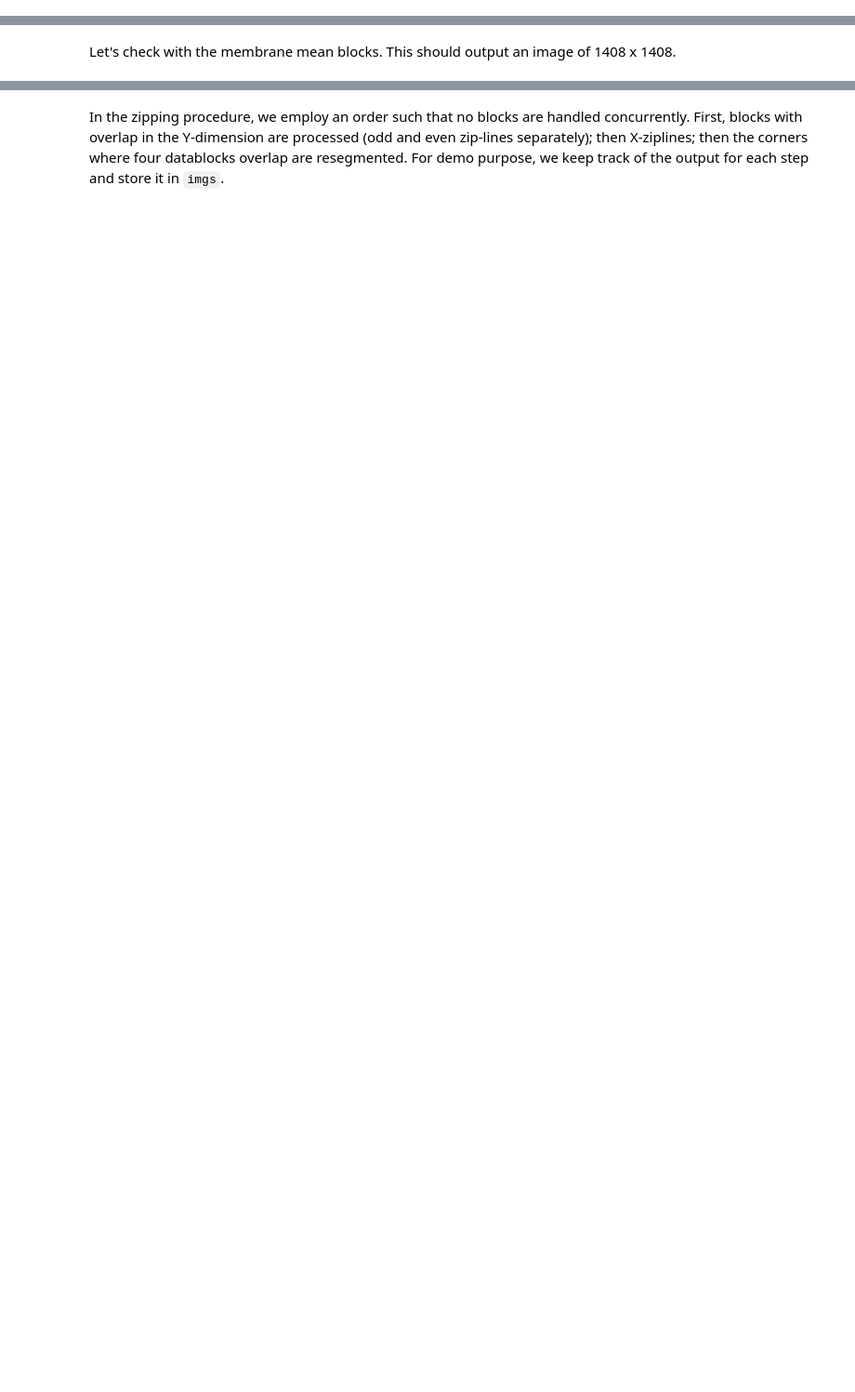
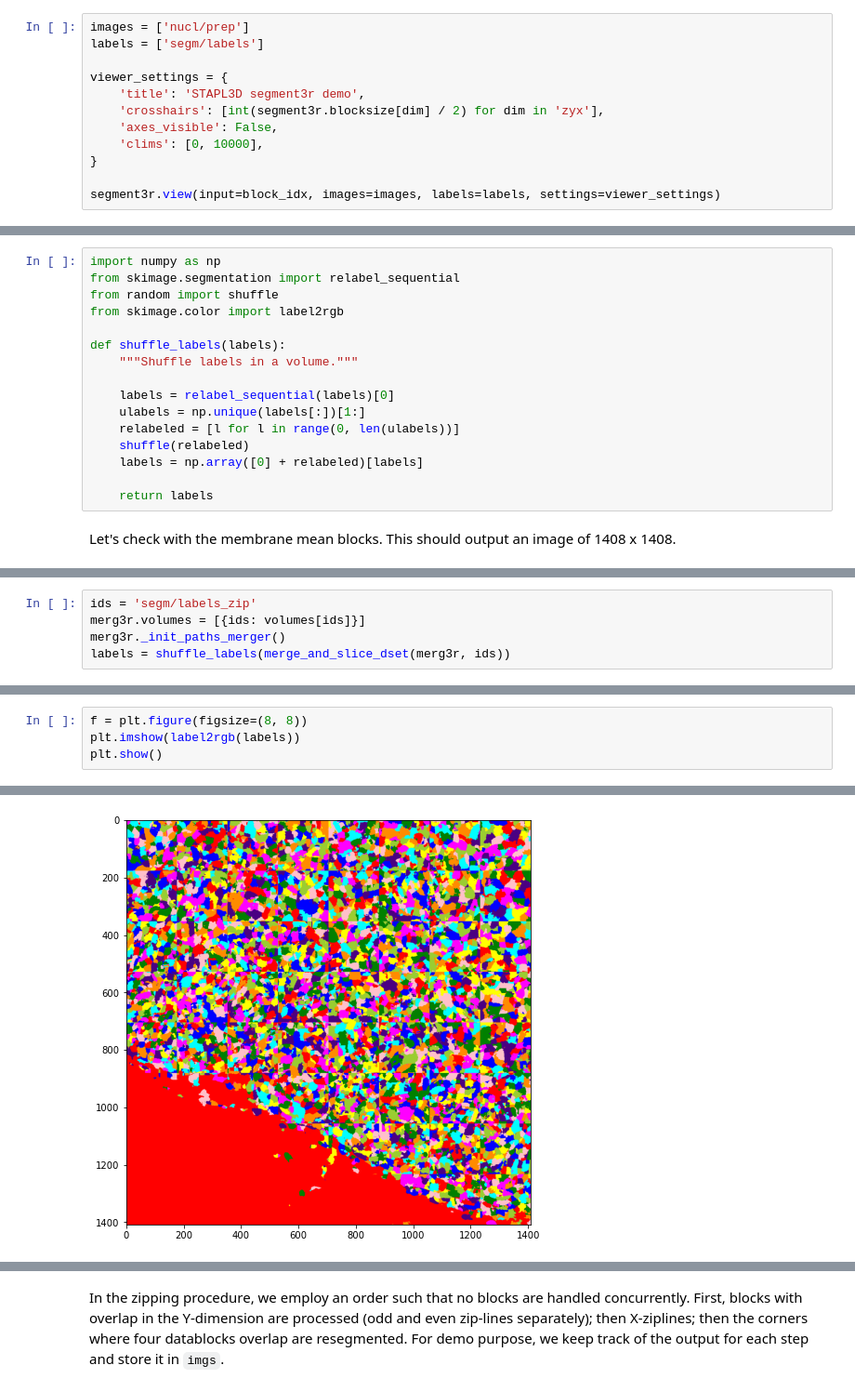
Before and after one commit to RiosGroup/STAPL3D, a Jupyter notebook: demos/segmentation_demo.ipynb, the cells around one changed output, grey strips where cells are left out. Shown at 93% size. Cells and saved outputs as stored; diff of their text form; blank space fills up the shorter version.

```diff
--- a/demos/segmentation_demo.ipynb
+++ b/demos/segmentation_demo.ipynb
@@ -219,3 +523,15 @@ From left to right, images are show for:
+# %%
+images = ['nucl/prep']
+labels = ['segm/labels']
+
+viewer_settings = {
+    'title': 'STAPL3D segment3r demo',
+    'crosshairs': [int(segment3r.blocksize[dim] / 2) for dim in 'zyx'],
+    'axes_visible': False,
+    'clims': [0, 10000],
+}
+
+segment3r.view(input=block_idx, images=images, labels=labels, settings=viewer_settings)
 # %% [markdown]
 # zipping
 # %% [markdown]
@@ -310,2 +650,18 @@ def merge_and_slice_dset(filelist, ids, dims, bs, bm, slc=20):
+# %%
+import numpy as np
+from skimage.segmentation import relabel_sequential
+from random import shuffle
+from skimage.color import label2rgb
+
+def shuffle_labels(labels):
+    """Shuffle labels in a volume."""
+
+    labels = relabel_sequential(labels)[0]
+    ulabels = np.unique(labels[:])[1:]
+    relabeled = [l for l in range(0, len(ulabels))]
+    shuffle(relabeled)
+    labels = np.array([0] + relabeled)[labels]
+
+    return labels
 # %% [markdown]
 Let's check with the membrane mean blocks. This should output an image of 1408 x 1408.
@@ -317,0 +722,5 @@ plt.show()
+# %%
+ids = 'segm/labels_zip'
+merg3r.volumes = [{ids: volumes[ids]}]
+merg3r._init_paths_merger()
+labels = shuffle_labels(merge_and_slice_dset(merg3r, ids))
@@ -317,0 +767,5 @@ plt.show()
+# %%
+f = plt.figure(figsize=(8, 8))
+plt.imshow(label2rgb(labels))
+plt.show()
+# %% [output]
@@ -317,0 +773 @@ plt.show()
+[figure, added]
```
Also changed, not shown: parts of 93 cells of this notebook.
